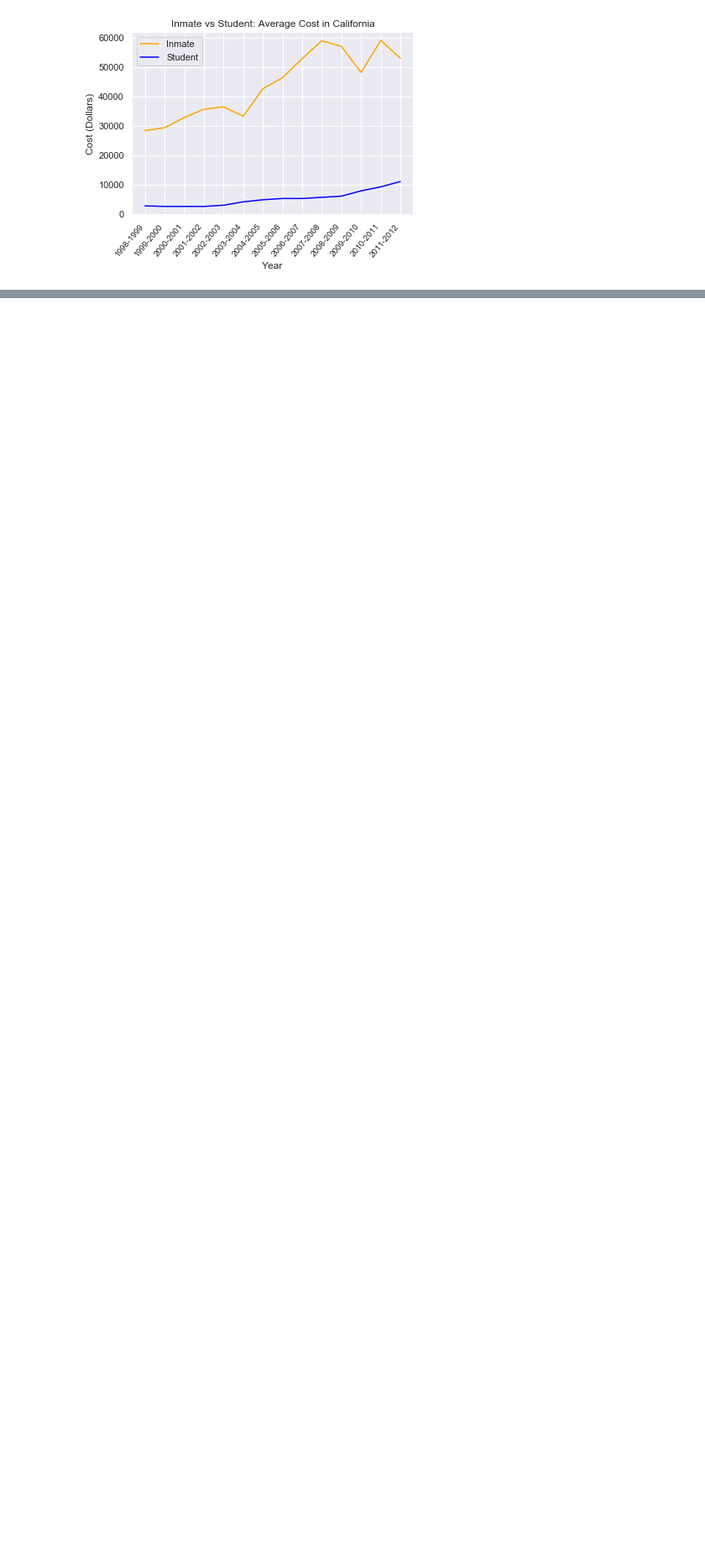
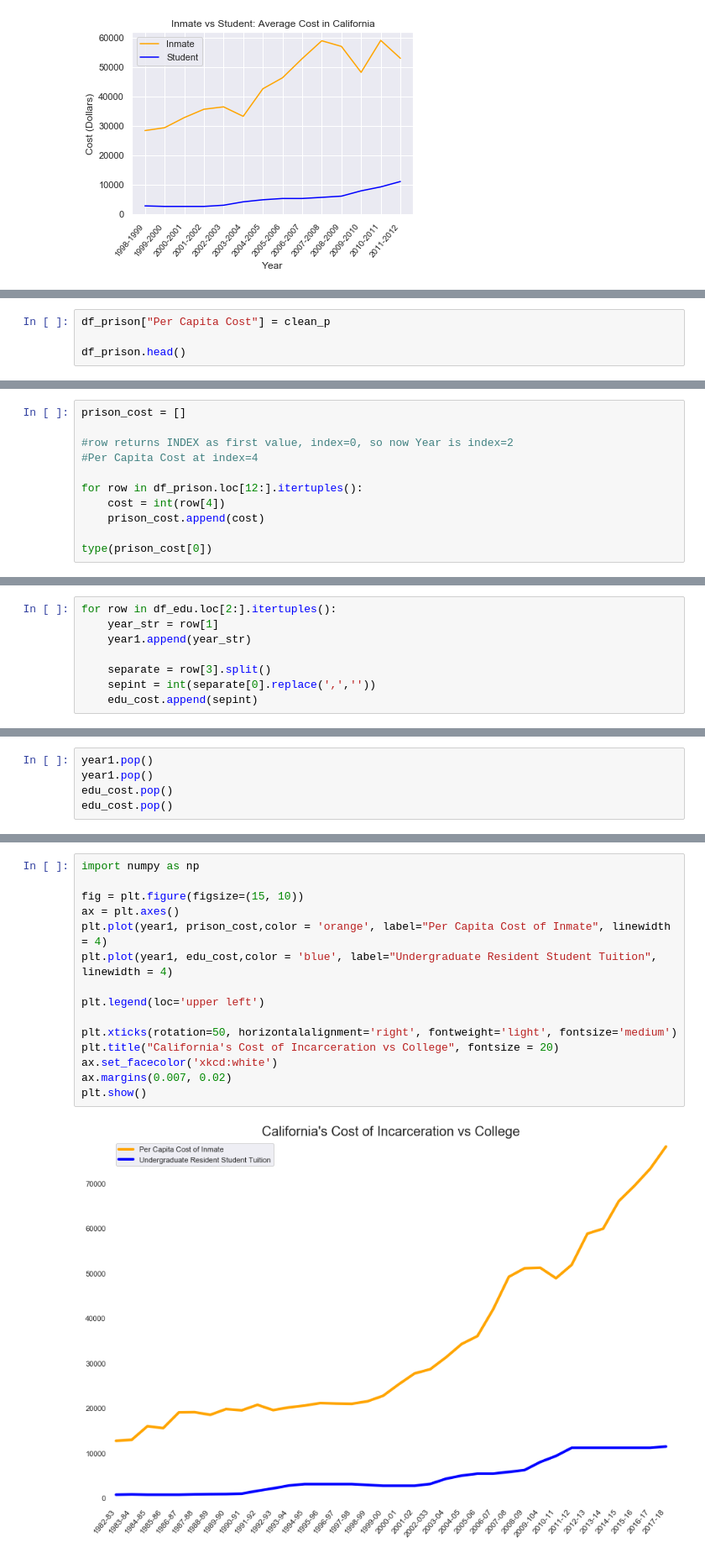
Before and after one commit to vivnlamb/DataAnalysis_PublicData_Prison-UC, a Jupyter notebook: PrisonEdu.ipynb, the cells around one changed output, grey strips where cells are left out. Shown at 84% size. Saved outputs shown, nothing was run; the diff lists cells and outputs as text; blank space fills up the shorter version.

```diff
--- a/PrisonEdu.ipynb
+++ b/PrisonEdu.ipynb
@@ -232,0 +304,4 @@ plt.show()
+# %%
+df_prison["Per Capita Cost"] = clean_p
+
+df_prison.head()
@@ -232,0 +315,11 @@ plt.show()
+# %%
+prison_cost = []
+
+#row returns INDEX as first value, index=0, so now Year is index=2
+#Per Capita Cost at index=4
+
+for row in df_prison.loc[12:].itertuples():
+    cost = int(row[4])
+    prison_cost.append(cost)
+
+type(prison_cost[0])
@@ -232,0 +357,8 @@ plt.show()
+# %%
+for row in df_edu.loc[2:].itertuples():
+    year_str = row[1]
+    year1.append(year_str)
+
+    separate = row[3].split()
+    sepint = int(separate[0].replace(',',''))
+    edu_cost.append(sepint)
@@ -232,0 +371,5 @@ plt.show()
+# %%
+year1.pop()
+year1.pop()
+edu_cost.pop()
+edu_cost.pop()
@@ -232,0 +388,17 @@ plt.show()
+# %%
+import numpy as np
+
+fig = plt.figure(figsize=(15, 10))
+ax = plt.axes()
+plt.plot(year1, prison_cost,color = 'orange', label="Per Capita Cost of Inmate", linewidth = 4)
+plt.plot(year1, edu_cost,color = 'blue', label="Undergraduate Resident Student Tuition", linewidth = 4)
+
+plt.legend(loc='upper left')
+
+plt.xticks(rotation=50, horizontalalignment='right', fontweight='light', fontsize='medium')
+plt.title("California's Cost of Incarceration vs College", fontsize = 20)
+ax.set_facecolor('xkcd:white')
+ax.margins(0.007, 0.02)
+plt.show()
+# %% [output]
+[figure, added]
```
Also changed, not shown: parts of 17 cells of this notebook, 2 other files.
